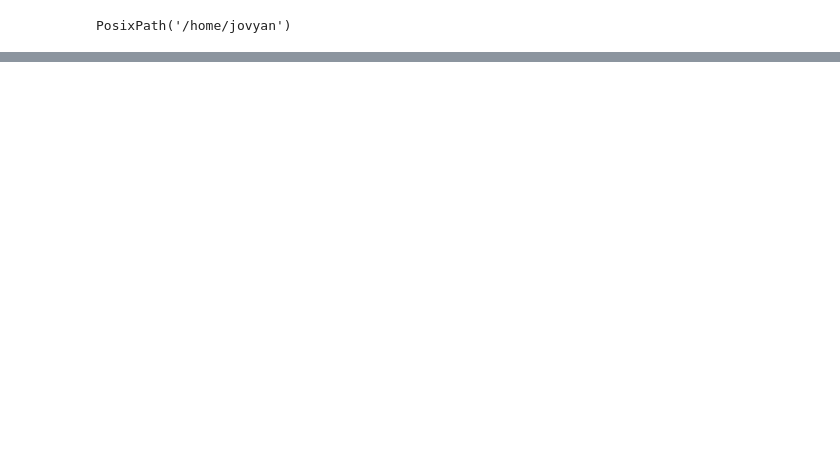
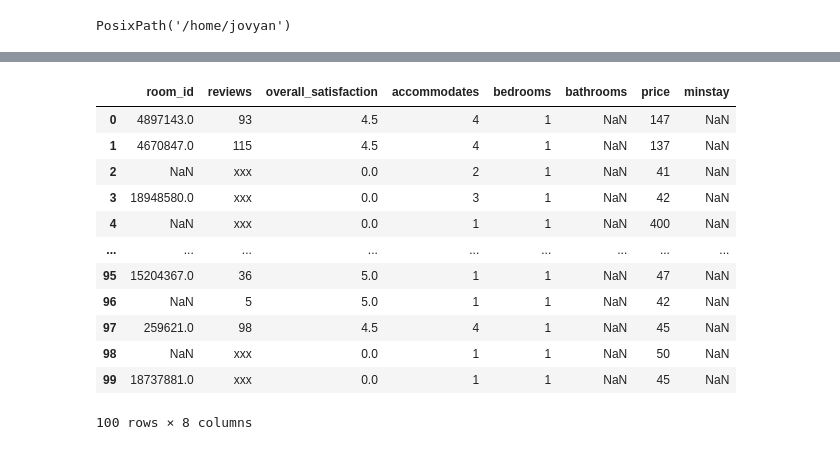
Before and after one commit to dssberkeley/sql-workshop-sp20, a Jupyter notebook: sql-workshop.ipynb, the cells around one changed output, grey strips where cells are left out. Saved outputs shown, nothing was run; the diff lists cells and outputs as text; code cells hidden in the pictures; blank space fills up the shorter version.

```diff
--- a/sql-workshop.ipynb
+++ b/sql-workshop.ipynb
@@ -54,0 +35,17 @@ information.head(10)
+# %%
+new_review = review.head(100)
+new_review
+# %% [output]
+|  | room_id | reviews | overall_satisfaction | accommodates | bedrooms | bathrooms | price | minstay |
+| 0 | 4897143.0 | 93 | 4.5 | 4 | 1 | NaN | 147 | NaN |
+| 1 | 4670847.0 | 115 | 4.5 | 4 | 1 | NaN | 137 | NaN |
+| 2 | NaN | xxx | 0.0 | 2 | 1 | NaN | 41 | NaN |
+| 3 | 18948580.0 | xxx | 0.0 | 3 | 1 | NaN | 42 | NaN |
+| 4 | NaN | xxx | 0.0 | 1 | 1 | NaN | 400 | NaN |
+| ... | ... | ... | ... | ... | ... | ... | ... | ... |
+| 95 | 15204367.0 | 36 | 5.0 | 1 | 1 | NaN | 47 | NaN |
+| 96 | NaN | 5 | 5.0 | 1 | 1 | NaN | 42 | NaN |
+| 97 | 259621.0 | 98 | 4.5 | 4 | 1 | NaN | 45 | NaN |
+| 98 | NaN | xxx | 0.0 | 1 | 1 | NaN | 50 | NaN |
+| 99 | 18737881.0 | xxx | 0.0 | 1 | 1 | NaN | 45 | NaN |
+100 rows × 8 columns
```
Also changed, not shown: parts of 13 cells of this notebook.
